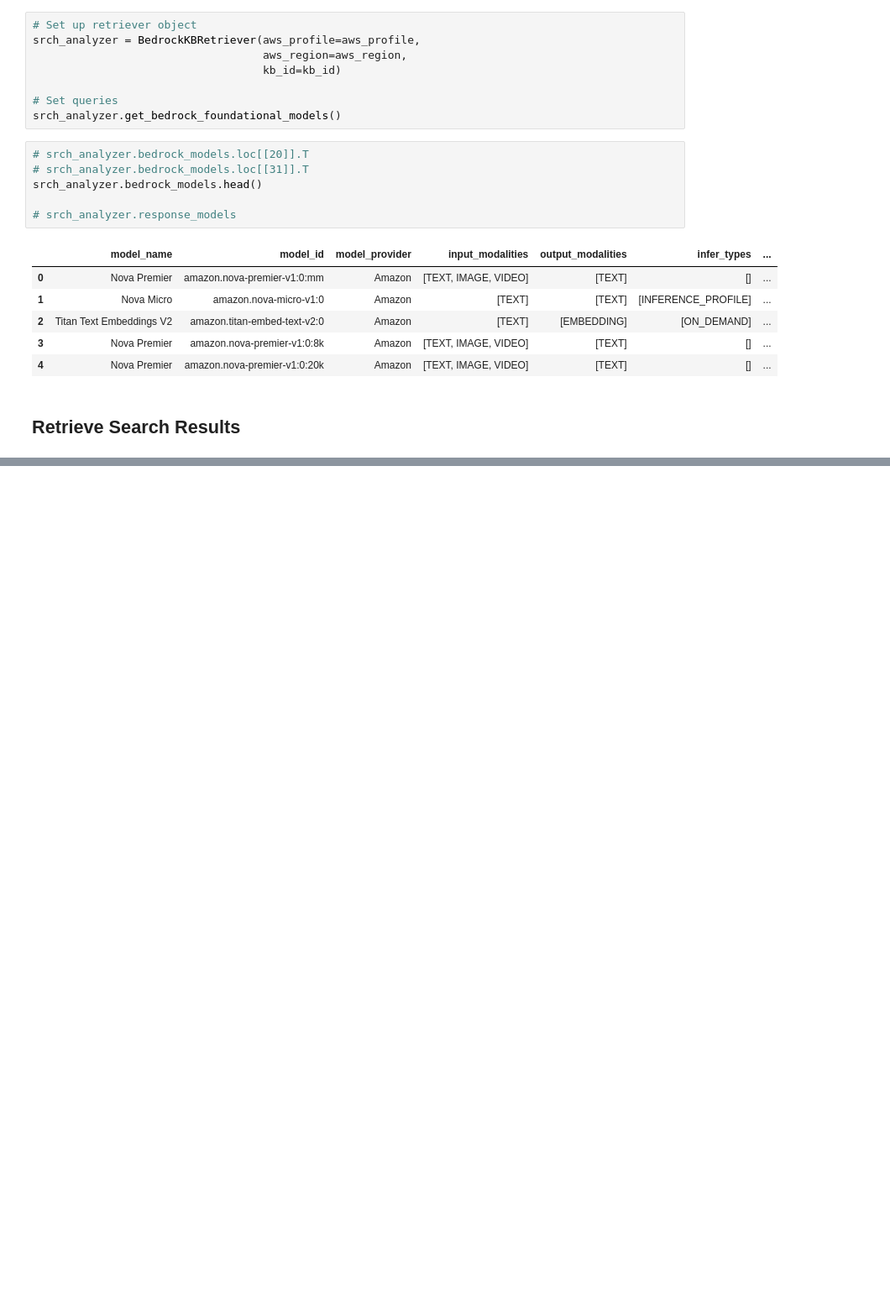
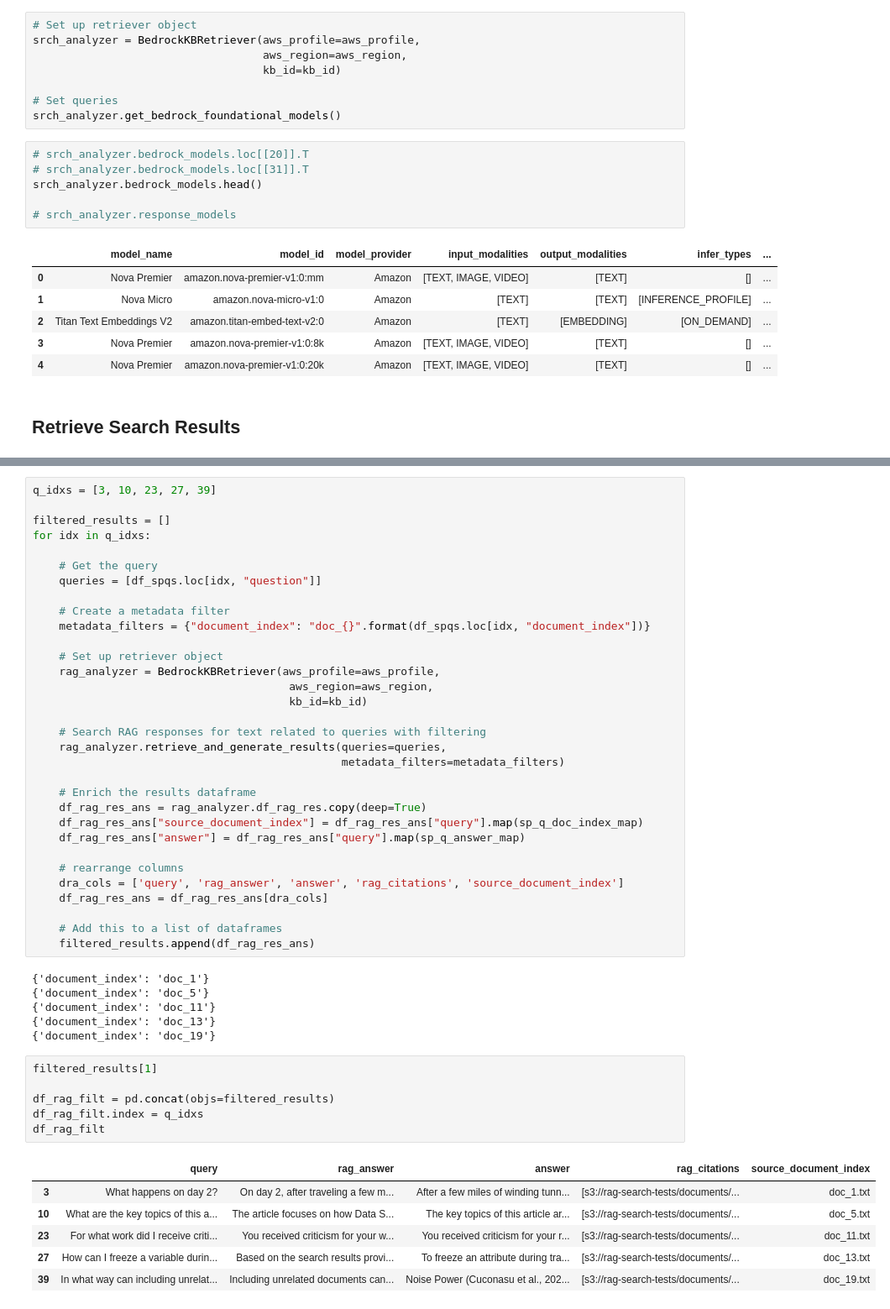
Before and after one commit to NumanticSolutions/rag_search, a Jupyter notebook: aws_bedrock/S30_search_bedrock_knowledgebase.ipynb, the cells around one changed output, grey strips where cells are left out. Shown at 84% size. Drawn from its saved outputs; the diff is of its cells as text; blank space fills up the shorter version.

```diff
--- a/aws_bedrock/S30_search_bedrock_knowledgebase.ipynb
+++ b/aws_bedrock/S30_search_bedrock_knowledgebase.ipynb
@@ -510,0 +507,51 @@ Index(['query', 'rag_answer', 'rag_citations', 'source_document_index',
+# %%
+q_idxs = [3, 10, 23, 27, 39]
+
+filtered_results = []
+for idx in q_idxs:
+
+    # Get the query
+    queries = [df_spqs.loc[idx, "question"]]
+
+    # Create a metadata filter
+    metadata_filters = {"document_index": "doc_{}".format(df_spqs.loc[idx, "document_index"])}
+
+    # Set up retriever object
+    rag_analyzer = BedrockKBRetriever(aws_profile=aws_profile,
+                                       aws_region=aws_region,
+                                       kb_id=kb_id)
+
+    # Search RAG responses for text related to queries with filtering
+    rag_analyzer.retrieve_and_generate_results(queries=queries,
+                                               metadata_filters=metadata_filters)
+
+    # Enrich the results dataframe
+    df_rag_res_ans = rag_analyzer.df_rag_res.copy(deep=True)
+    df_rag_res_ans["source_document_index"] = df_rag_res_ans["query"].map(sp_q_doc_index_map)
+    df_rag_res_ans["answer"] = df_rag_res_ans["query"].map(sp_q_answer_map)
+
+    # rearrange columns
+    dra_cols = ['query', 'rag_answer', 'answer', 'rag_citations', 'source_document_index']
+    df_rag_res_ans = df_rag_res_ans[dra_cols]
+
+    # Add this to a list of dataframes
+    filtered_results.append(df_rag_res_ans)
+# %% [output]
+{'document_index': 'doc_1'}
+{'document_index': 'doc_5'}
+{'document_index': 'doc_11'}
+{'document_index': 'doc_13'}
+{'document_index': 'doc_19'}
+# %%
+filtered_results[1]
+
+df_rag_filt = pd.concat(objs=filtered_results)
+df_rag_filt.index = q_idxs
+df_rag_filt
+# %% [output]
+|  | query | rag_answer | answer | rag_citations | source_document_index |
+| 3 | What happens on day 2? | On day 2, after traveling a few m... | After a few miles of winding tunn... | [s3://rag-search-tests/documents/... | doc_1.txt |
+| 10 | What are the key topics of this a... | The article focuses on how Data S... | The key topics of this article ar... | [s3://rag-search-tests/documents/... | doc_5.txt |
+| 23 | For what work did I receive criti... | You received criticism for your w... | You received criticism for your r... | [s3://rag-search-tests/documents/... | doc_11.txt |
+| 27 | How can I freeze a variable durin... | Based on the search results provi... | To freeze an attribute during tra... | [s3://rag-search-tests/documents/... | doc_13.txt |
+| 39 | In what way can including unrelat... | Including unrelated documents can... | Noise Power (Cuconasu et al., 202... | [s3://rag-search-tests/documents/... | doc_19.txt |
```
Also changed, not shown: parts of 12 cells of this notebook, 3 other files.
